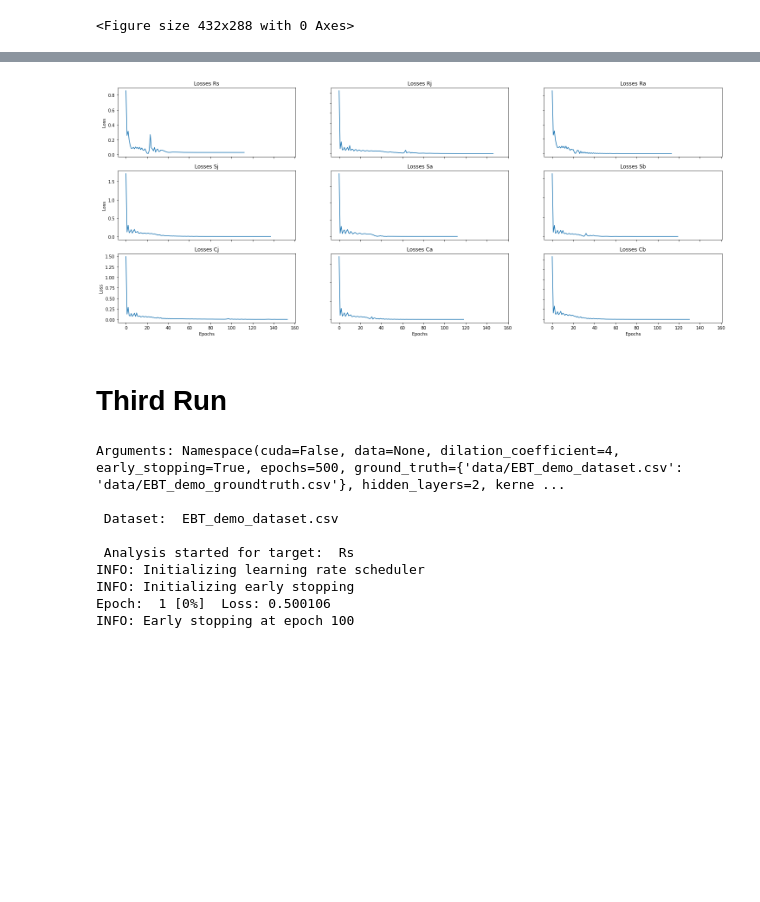
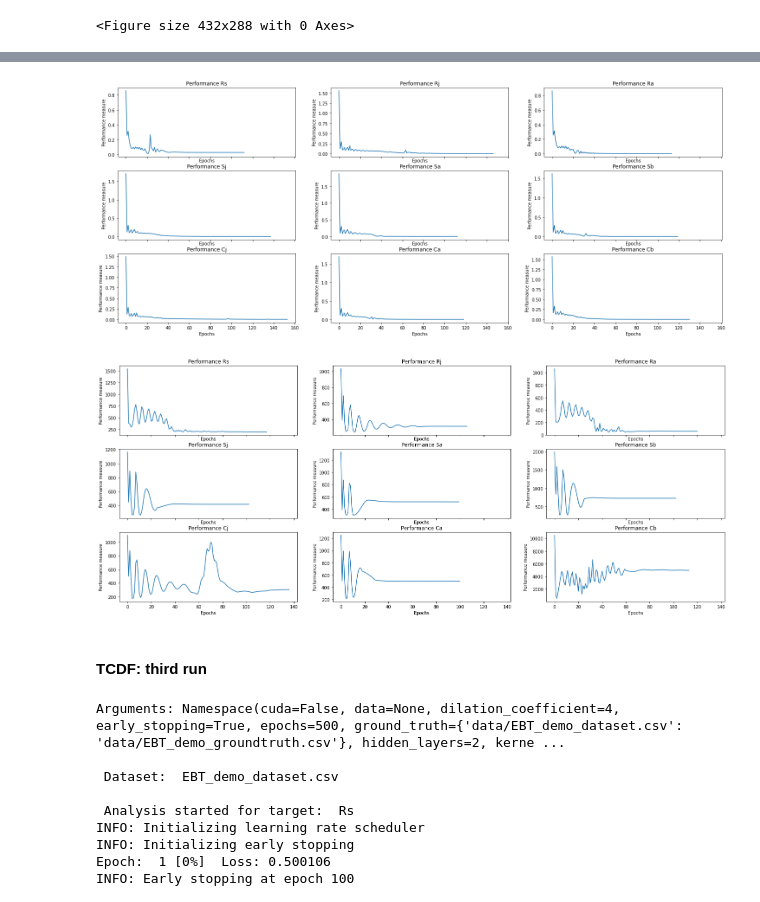
Before and after one commit to roosdraaijer/thesis, a Jupyter notebook: MSc Thesis 1.ipynb, the cells around one changed output, grey strips where cells are left out. Cells and saved outputs as stored; diff of their text form; code cells hidden in the pictures; blank space fills up the shorter version.

Commit message:
Training TCDF on different datasets

```diff
--- a/MSc Thesis 1.ipynb
+++ b/MSc Thesis 1.ipynb
@@ -614,0 +657,7 @@ plot_losses(alllosses)
+# %%
+%matplotlib inline
+# Set figure size
+plt.rcParams['figure.figsize'] = [25, 10]
+
+# Plot accuracy (MASE values)
+plot_performance(accuracy)
@@ -641,14 +718,23 @@ Percentage of delays that are correctly discovered:  0.0 %
 # %%
 %matplotlib inline
 # Set figure size
 plt.rcParams['figure.figsize'] = [25, 10]
 
-# Plot losses
-plot_losses(alllosses)
+# Plot training losses
+plot_performance(alllosses)
 # %% [output]
-[figure, old version]
+[figure, new version]
-# %% [markdown]
-# Third Run
+# %%
+%matplotlib inline
+# Set figure size
+plt.rcParams['figure.figsize'] = [25, 10]
+
+# Plot accuracy (MASE values)
+plot_performance(accuracy)
+# %% [output]
+[figure, added]
+# %% [markdown]
+#### TCDF: third run
 # %%
 %matplotlib inline
 
```
Also changed, not shown: parts of 42 cells of this notebook, 2 other files.
